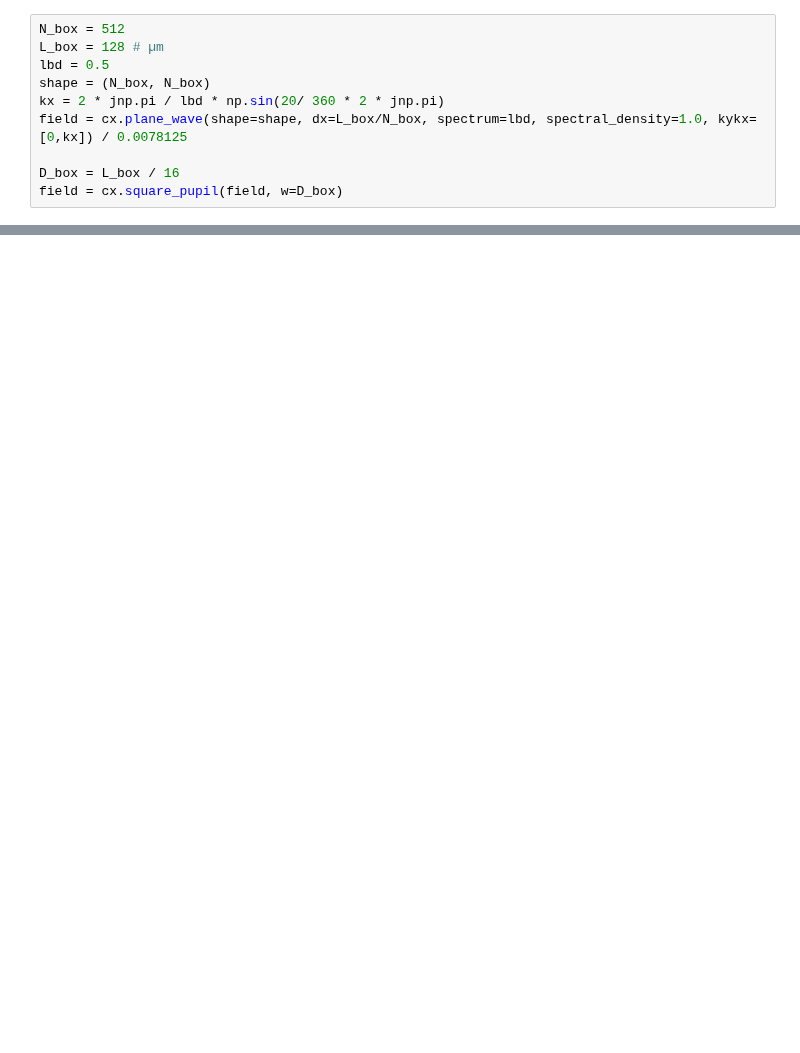
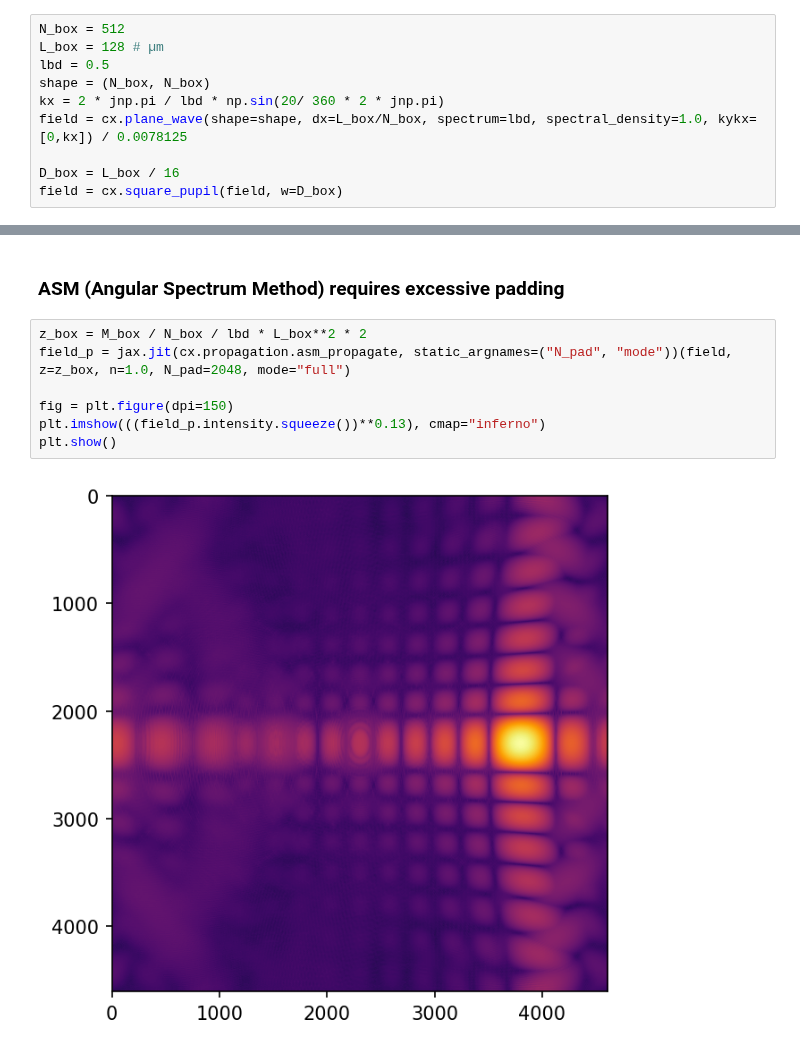
Before and after one commit to chromatix-team/chromatix, a Jupyter notebook: docs/examples/sas_propagation_chr.ipynb, the cells around one changed output, grey strips where cells are left out. Drawn from its saved outputs; the diff is of its cells as text; blank space fills up the shorter version.

```diff
--- a/docs/examples/sas_propagation_chr.ipynb
+++ b/docs/examples/sas_propagation_chr.ipynb
@@ -203,0 +76,11 @@ jax.block_until_ready(sas(U_box, z_box, lbd, L_box))
+# %% [markdown]
+### ASM (Angular Spectrum Method) requires excessive padding
+# %%
+z_box = M_box / N_box / lbd * L_box**2 * 2
+field_p = jax.jit(cx.propagation.asm_propagate, static_argnames=("N_pad", "mode"))(field, z=z_box, n=1.0, N_pad=2048, mode="full")
+
+fig = plt.figure(dpi=150)
+plt.imshow(((field_p.intensity.squeeze())**0.13), cmap="inferno")
+plt.show()
+# %% [output]
+[figure, added]
```
Also changed, not shown: parts of 15 cells of this notebook, 1 other file.
